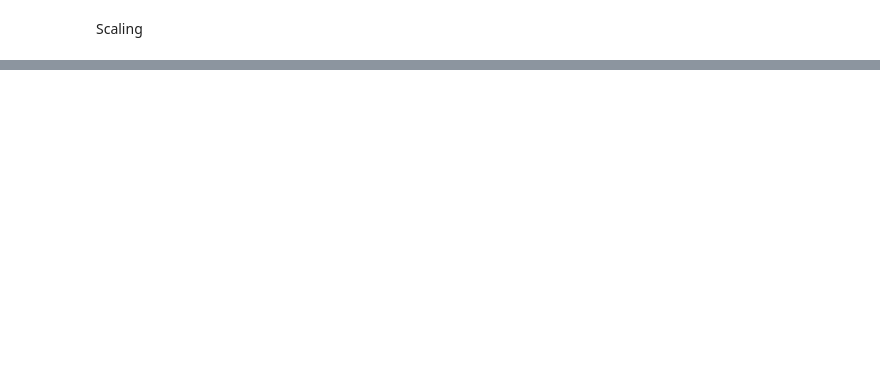
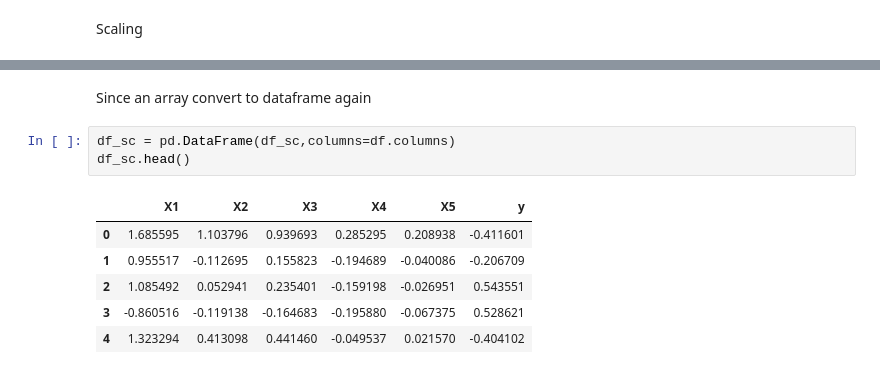
Before and after one commit to Aamil-Abdulla/my_notebook, a Jupyter notebook: regulariization_synthetic_data.ipynb, the cells around one changed output, grey strips where cells are left out. Saved outputs shown, nothing was run; the diff lists cells and outputs as text; blank space fills up the shorter version.

```diff
--- a/regulariization_synthetic_data.ipynb
+++ b/regulariization_synthetic_data.ipynb
@@ -43,2 +34,14 @@ sns.scatterplot(x="x1",y="y", data = df)
 # %% [output]
 (100, 6)
+# %% [markdown]
+Since an array convert to dataframe again
+# %%
+df_sc = pd.DataFrame(df_sc,columns=df.columns)
+df_sc.head()
+# %% [output]
+|  | X1 | X2 | X3 | X4 | X5 | y |
+| 0 | 1.685595 | 1.103796 | 0.939693 | 0.285295 | 0.208938 | -0.411601 |
+| 1 | 0.955517 | -0.112695 | 0.155823 | -0.194689 | -0.040086 | -0.206709 |
+| 2 | 1.085492 | 0.052941 | 0.235401 | -0.159198 | -0.026951 | 0.543551 |
+| 3 | -0.860516 | -0.119138 | -0.164683 | -0.195880 | -0.067375 | 0.528621 |
+| 4 | 1.323294 | 0.413098 | 0.441460 | -0.049537 | 0.021570 | -0.404102 |
```
Also changed, not shown: parts of 8 cells of this notebook.
